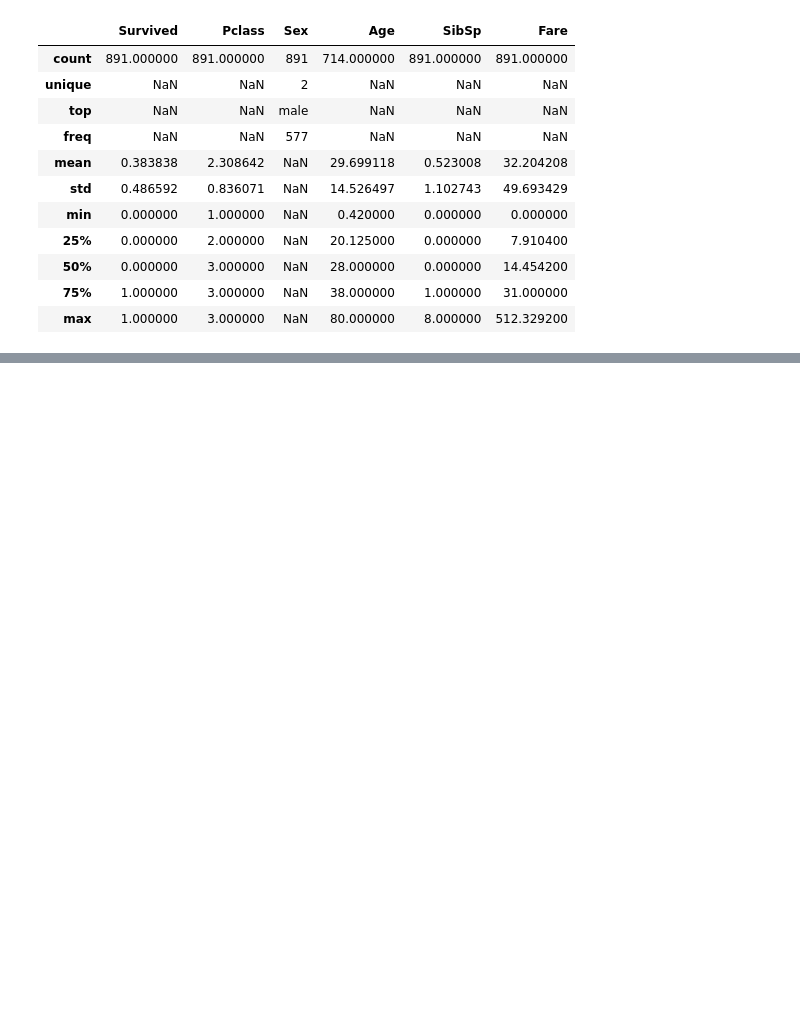
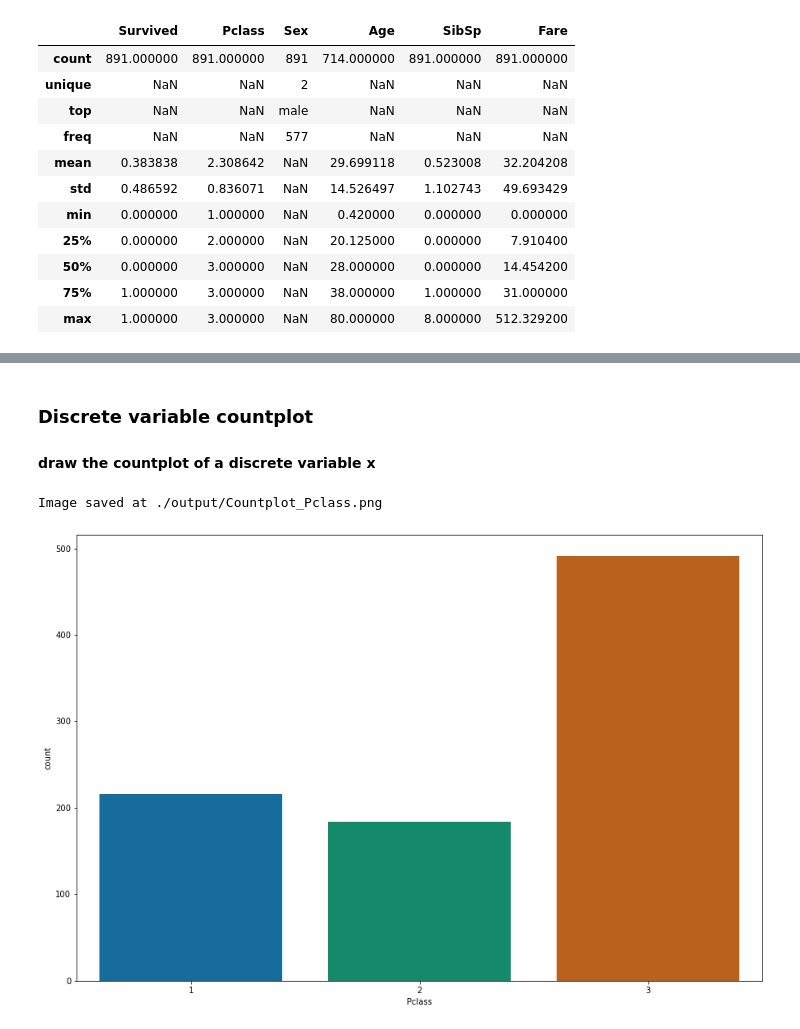
Before and after one commit to onlyabhilash/A-FeatureEngg, a Jupyter notebook: feature-engineering-and-feature-selection-master/1_Demo_Data_Explore.ipynb, the cells around one changed output, grey strips where cells are left out. Drawn from its saved outputs; the diff is of its cells as text; code cells hidden in the pictures; blank space fills up the shorter version.

```diff
--- a/feature-engineering-and-feature-selection-master/1_Demo_Data_Explore.ipynb
+++ b/feature-engineering-and-feature-selection-master/1_Demo_Data_Explore.ipynb
@@ -55,0 +64,8 @@ result saved at: ./output/describe.csv
+# %% [markdown]
+### Discrete variable countplot
+#### draw the countplot of a discrete variable x
+# %%
+explore.discrete_var_countplot(x='Pclass',data=data,output_path='./output/')
+# %% [output]
+Image saved at ./output/Countplot_Pclass.png
+[figure, added]
```
Also changed, not shown: parts of 12 cells of this notebook, 7 other files.
